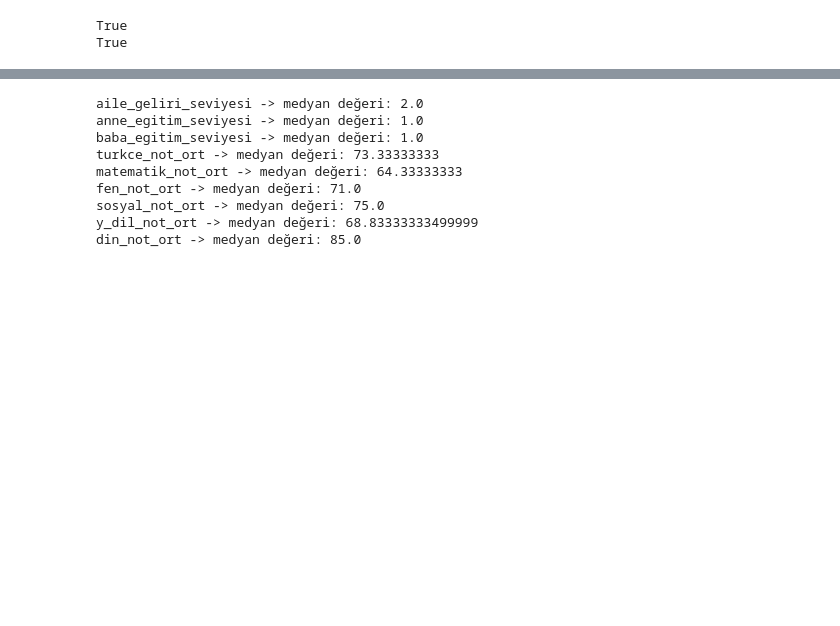
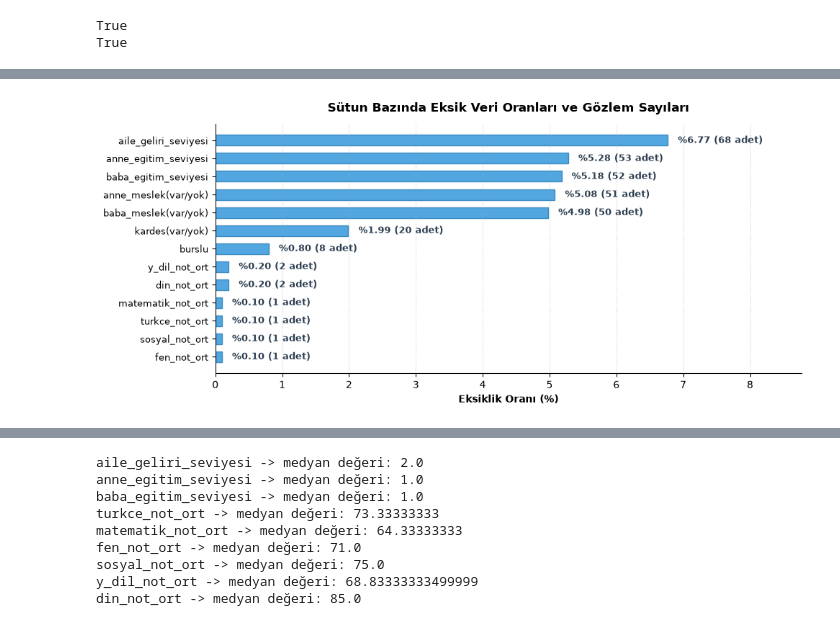
Before and after one commit to goktaa/dsml-assessment, a Jupyter notebook: notebooks/01_explore_data.ipynb, the cells around one changed output, grey strips where cells are left out. Cells and saved outputs as stored; diff of their text form; code cells hidden in the pictures; blank space fills up the shorter version.

```diff
--- a/notebooks/01_explore_data.ipynb
+++ b/notebooks/01_explore_data.ipynb
@@ -658,0 +1521,81 @@ dtype: int64
+# %%
+import pandas as pd
+import matplotlib.pyplot as plt
+
+# 1. SÜTUN TANIMLAMALARI
+binary_cols = ['burslu', 'kardes(var/yok)', 'anne_meslek(var/yok)', 'baba_meslek(var/yok)']
+numeric_cols = ['aile_geliri_seviyesi', 'anne_egitim_seviyesi', 'baba_egitim_seviyesi',
+                'turkce_not_ort', 'matematik_not_ort', 'fen_not_ort',
+                'sosyal_not_ort', 'y_dil_not_ort', 'din_not_ort']
+
+# 2. GELİŞMİŞ EKSİK VERİ ÖZET TABLOSU
+def eksik_veri_ozeti(data, incelenecek_kolonlar):
+    subset = data[incelenecek_kolonlar]
+    eksik_sayisi = subset.isnull().sum()
+    eksik_orani = (subset.isnull().sum() / len(subset)) * 100
+    veri_tipi = subset.dtypes
+
+    tablo = pd.DataFrame({
+        'Eksik Adet': eksik_sayisi,
+        'Eksik Oran (%)': eksik_orani.round(2),
+        'Veri Tipi': veri_tipi
+    })
+
+    tablo = tablo[tablo['Eksik Adet'] > 0].sort_values(by='Eksik Oran (%)', ascending=False)
+    return tablo
+
+tum_kolonlar = binary_cols + numeric_cols
+eksik_df = eksik_veri_ozeti(df, tum_kolonlar)
+
+print("=== DOLDURMA ÖNCESİ DETAYLI EKSİK VERİ ÖZETİ ===")
+display(eksik_df)
+
+# 3. MODERN EKSİK VERİ ÇUBUK GRAFİĞİ (GÜVENLİ KONTROL)
+if len(eksik_df) > 0:
+    plt.figure(figsize=(10, 4.5))
+    y_pozisyonlari = range(len(eksik_df))
+    bars = plt.barh(y_pozisyonlari, eksik_df['Eksik Oran (%)'][::-1],
+                     color='#3498DB', edgecolor='#2980B9', height=0.6, alpha=0.85)
+
+    plt.yticks(y_pozisyonlari, eksik_df.index[::-1], fontsize=9.5)
+
+    for bar, col in zip(bars, eksik_df.index[::-1]):
+        oran = eksik_df.loc[col, 'Eksik Oran (%)']
+        adet = eksik_df.loc[col, 'Eksik Adet']
+        plt.text(bar.get_width() + 0.15, bar.get_y() + bar.get_height()/2,
+                 f'%{oran:.2f} ({int(adet)} adet)',
+                 va='center', ha='left', fontsize=9, fontweight='bold', color='#2C3E50')
+
+    plt.title('Sütun Bazında Eksik Veri Oranları ve Gözlem Sayıları', fontsize=12, fontweight='bold', pad=12)
+    plt.xlabel('Eksiklik Oranı (%)', fontsize=10, fontweight='bold')
+    plt.xlim(0, max(eksik_df['Eksik Oran (%)']) + 2.0)
+    plt.grid(axis='x', linestyle=':', alpha=0.6)
+    plt.gca().spines['top'].set_visible(False)
+    plt.gca().spines['right'].set_visible(False)
+
+    plt.tight_layout()
+    plt.show()
+else:
+    print("\n[BİLGİ]: İncelenen sütunlarda eksik veri bulunmamaktadır.")
+
+# 4. SAYISAL DERSLER DOMAİN KARAR KONTROLÜ
+both_missing = df['matematik_not_ort'].isna() & df['fen_not_ort'].isna()
+only_math = df['matematik_not_ort'].isna() & ~df['fen_not_ort'].isna()
+only_fen = ~df['matematik_not_ort'].isna() & df['fen_not_ort'].isna()
+
+sayisal_kesisim = pd.Series({
+    'Yalnızca Matematik Eksik': only_math.sum(),
+    'Yalnızca Fen Eksik': only_fen.sum(),
+    'Hem Matematik Hem Fen Eksik (Kritik)': both_missing.sum()
+})
+
+print("\n--- Sayısal Ders Notlarındaki Birliktelik Kontrolü ---")
+for k, v in sayisal_kesisim.items():
+    print(f"{k}: {v} satır")
+
+if both_missing.sum() == 0:
+    print("\n[DOMAİN KARARI]: Hem matematik hem fen notu aynı anda eksik olan kritik satır yoktur.")
+    print("Öğrencilerin mevcut diğer sayısal notu referans alınarak tekil eksikler MICE (ExtraTrees) ile güvenle doldurulabilir.")
+else:
+    print(f"\n[DOMAİN KARARI]: {both_missing.sum()} satırda iki sayısal not birden eksiktir. Veri sızıntısını önlemek için bu satırlar silinmelidir.")
+# %% [output]
@@ -658,0 +1617 @@ dtype: int64
+[figure, added]
```
Also changed, not shown: parts of 177 cells of this notebook.
